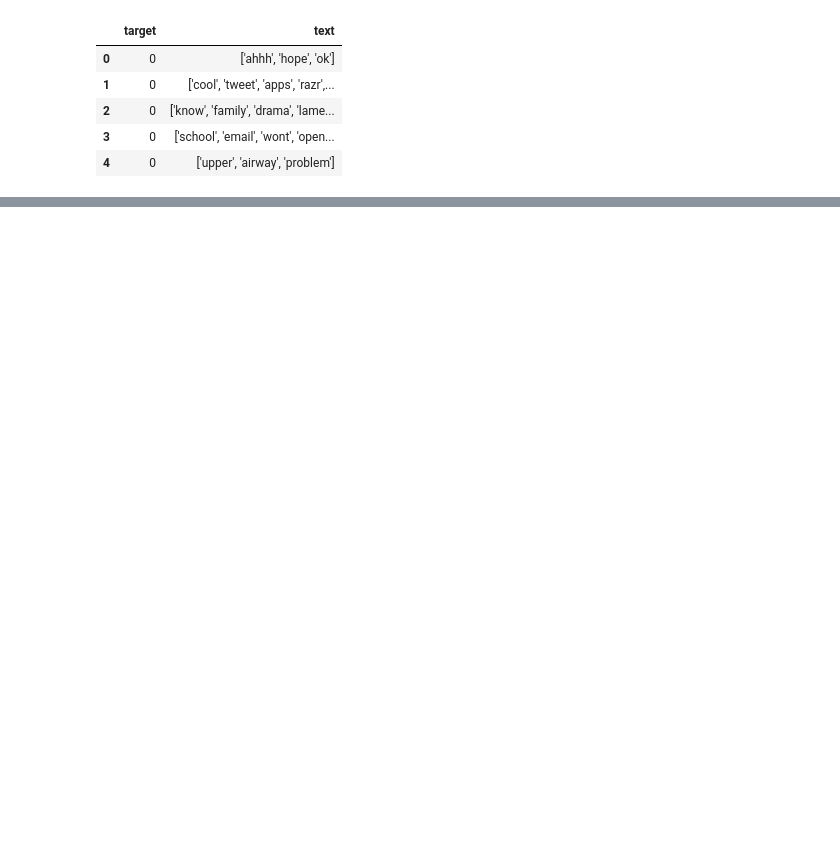
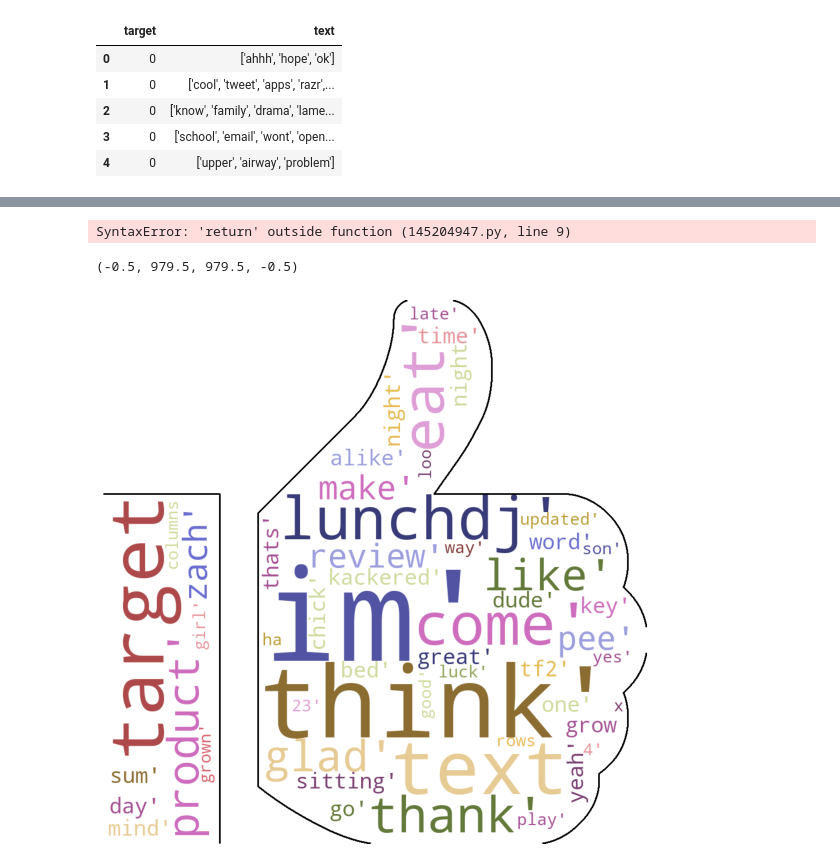
Before and after one commit to singhsanoo/tweet-sentiment-predictor, a Jupyter notebook: WordClouds.ipynb, the cells around one changed output, grey strips where cells are left out. Drawn from its saved outputs; the diff is of its cells as text; code cells hidden in the pictures; blank space fills up the shorter version.

```diff
--- a/WordClouds.ipynb
+++ b/WordClouds.ipynb
@@ -58,0 +61,4 @@ plt.imshow(cloud)
+# %%
+thumbs_up_mask = np.array(Image.open('images/t3.png'))
+thumbs_down_mask = np.array(Image.open('images/thumbs_down.png'))
+thumbs_up_mask
@@ -58,0 +83,26 @@ plt.imshow(cloud)
+# %%
+def multi_color_func(word=None, font_size=None,
+                     position=None, orientation=None,
+                     font_path=None, random_state=None):
+    colors = [[4, 77, 82],
+              [25, 74, 85],
+              [82, 43, 84],
+              [158, 48, 79]]
+    rand = random_state.randint(0, len(colors) - 1)
+return "hsl({}, {}%, {}%)".format(colors[rand][0], colors[rand][1], colors[rand][2])
+# %% [output]
+SyntaxError: 'return' outside function (145204947.py, line 9)
+# %%
+stopwords = set(STOPWORDS)
+# mask = np.array(Image.open("../input/input-img/cloud.png"))
+wordcloud = WordCloud(random_state = 1,background_color='white', max_words=1000, mask=thumbs_up_mask,\
+                      contour_width=3, colormap='tab20b', collocations = False).generate(str(positive_Tweets))
+# create image as cloud
+# image_colors = ImageColorGenerator(thumbs_up_mask)
+plt.figure(figsize=[10,10])
+# plt.figure()
+plt.imshow(wordcloud)
+plt.axis("off")
+# %% [output]
+(-0.5, 979.5, 979.5, -0.5)
+[figure, added]
```
Also changed, not shown: parts of 5 cells of this notebook, 3 other files.
